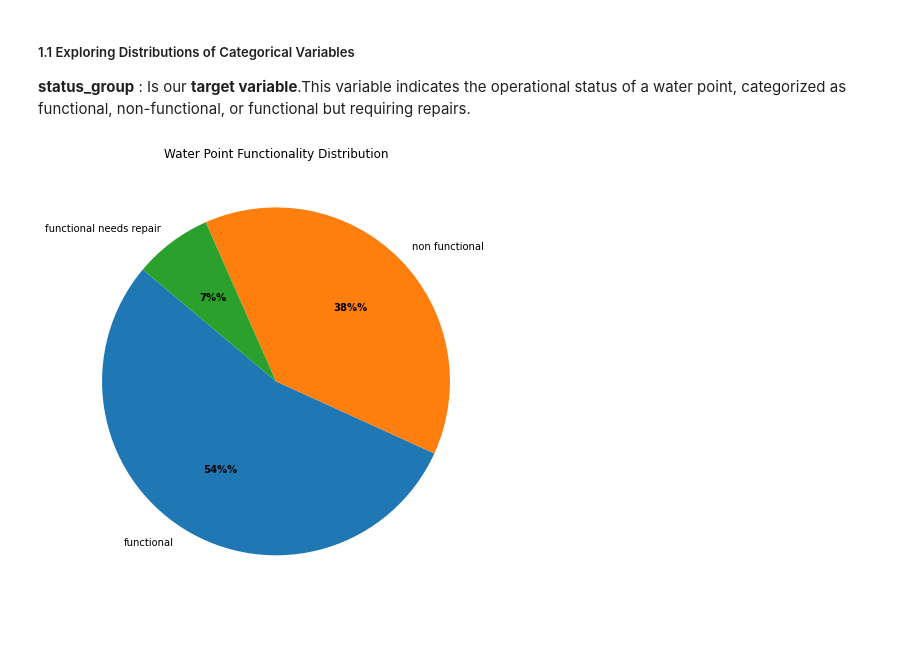
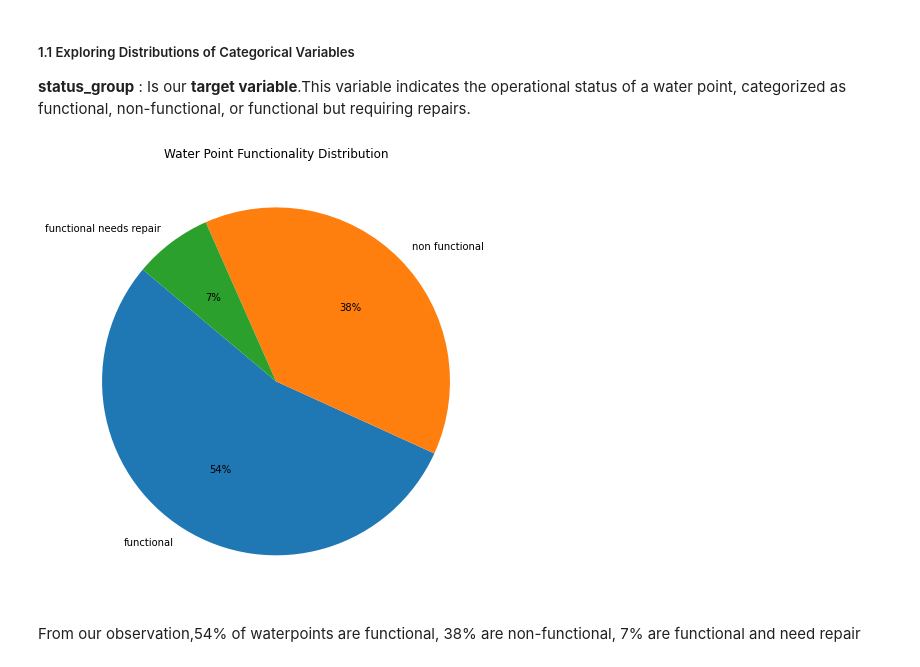
Before and after one commit to Cdasilver29/well-classification-documented, a Jupyter notebook: Technical.ipynb, the cells around one changed output. Saved outputs shown, nothing was run; the diff lists cells and outputs as text; code cells hidden in the pictures; blank space fills up the shorter version.

```diff
--- a/Technical.ipynb
+++ b/Technical.ipynb
@@ -932,25 +932,14 @@ In this process, called univariate analysis, we'll focus on one variable at a ti
 
 **status_group** : Is our **target variable**.This variable indicates the operational status of a water point, categorized as functional, non-functional, or functional but requiring repairs.
 # %%
-# Create a figure and an axis
+#pie chart for status_group
 fig, ax = plt.subplots(figsize=(12, 8))
-
-# Get the value counts for the status_group variable
 status_counts = merged_df['status_group'].value_counts()
-
-# Create the pie chart with labels and autopct for percentages
-wedges, texts, autotexts = ax.pie(
-    status_counts,
-    labels=status_counts.index,
-    autopct=lambda pct: f"{pct:.0f}%%",  # Format percentage with no decimals
-    startangle=140  # Optional: Start angle of the pie chart (default is 0)
-)
-
-# Customize the plot (optional)
-ax.set_title("Water Point Functionality Distribution")
-plt.setp(autotexts, size=10, weight="bold")  # Adjust text size and weight
-
-# Display the plot
+wedges, texts, autotexts = ax.pie(status_counts, labels=status_counts.index, autopct="%d%%", startangle=140)
+ax.set(title="Water Point Functionality Distribution")
+plt.setp(texts, color='black')  # Set text color to black
 plt.show()
 # %% [output]
-[figure, old version]
+[figure, new version]
+# %% [markdown]
+From our observation,54% of waterpoints are functional, 38% are non-functional, 7% are functional and need repair
```
Also changed, not shown: parts of 14 cells of this notebook.
